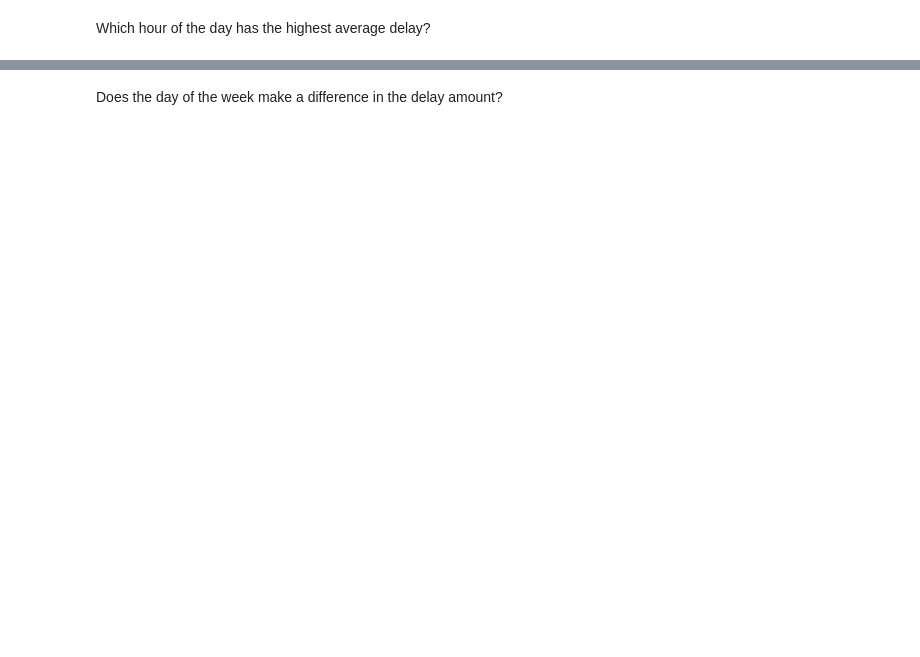
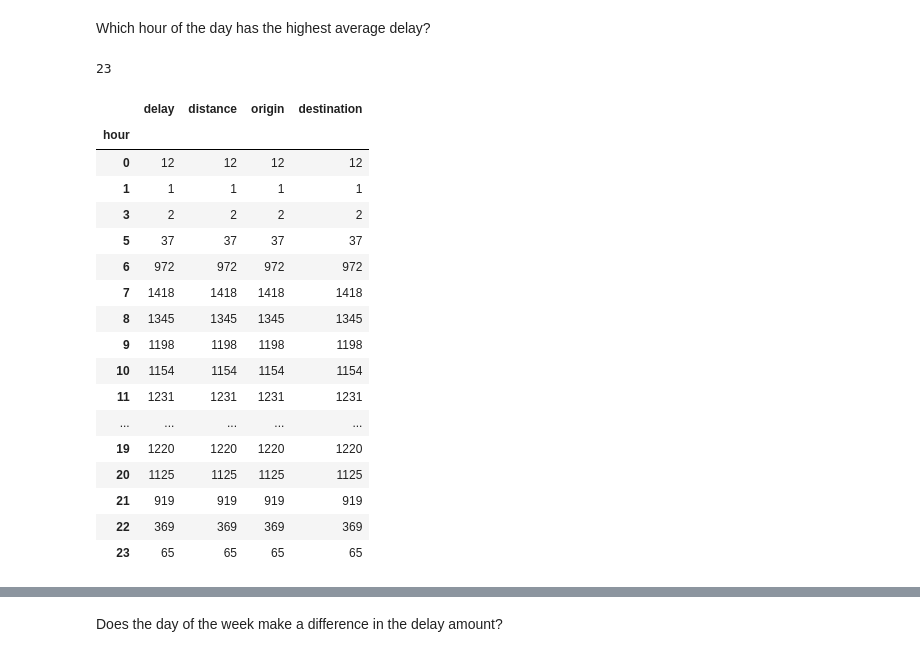
Before and after one commit to Bartholomew-Taylor/time-series-exercises, a Jupyter notebook: working_with_time_data_exercises.ipynb, the cells around one changed output, grey strips where cells are left out. Saved outputs shown, nothing was run; the diff lists cells and outputs as text; code cells hidden in the pictures; blank space fills up the shorter version.

```diff
--- a/working_with_time_data_exercises.ipynb
+++ b/working_with_time_data_exercises.ipynb
@@ -297,0 +365,4 @@ Convert any negative delays to 0.
+# %%
+for i in flight_df['delay']:
+    if i < 0:
+        flight_df = flight_df.replace(i, 0)
@@ -298,2 +378,10 @@ Convert any negative delays to 0.
+# %%
+flight_df = flight_df.set_index('date')
 # %% [markdown]
 Which hour of the day has the highest average delay?
+# %%
+flight_df['hour'] = flight_df.index.hour
+# %%
+flight_df['hour'].max()
+# %% [output]
+23
@@ -299,0 +390,23 @@ Which hour of the day has the highest average delay?
+# %%
+hour_count = flight_df.groupby(['hour']).count()
+# %%
+hour_count
+# %% [output]
+|  | delay | distance | origin | destination |
+| hour |  |  |  |  |
+| 0 | 12 | 12 | 12 | 12 |
+| 1 | 1 | 1 | 1 | 1 |
+| 3 | 2 | 2 | 2 | 2 |
+| 5 | 37 | 37 | 37 | 37 |
+| 6 | 972 | 972 | 972 | 972 |
+| 7 | 1418 | 1418 | 1418 | 1418 |
+| 8 | 1345 | 1345 | 1345 | 1345 |
+| 9 | 1198 | 1198 | 1198 | 1198 |
+| 10 | 1154 | 1154 | 1154 | 1154 |
+| 11 | 1231 | 1231 | 1231 | 1231 |
+| ... | ... | ... | ... | ... |
+| 19 | 1220 | 1220 | 1220 | 1220 |
+| 20 | 1125 | 1125 | 1125 | 1125 |
+| 21 | 919 | 919 | 919 | 919 |
+| 22 | 369 | 369 | 369 | 369 |
+| 23 | 65 | 65 | 65 | 65 |
```
Also changed, not shown: parts of 22 cells of this notebook, 5 other files.
